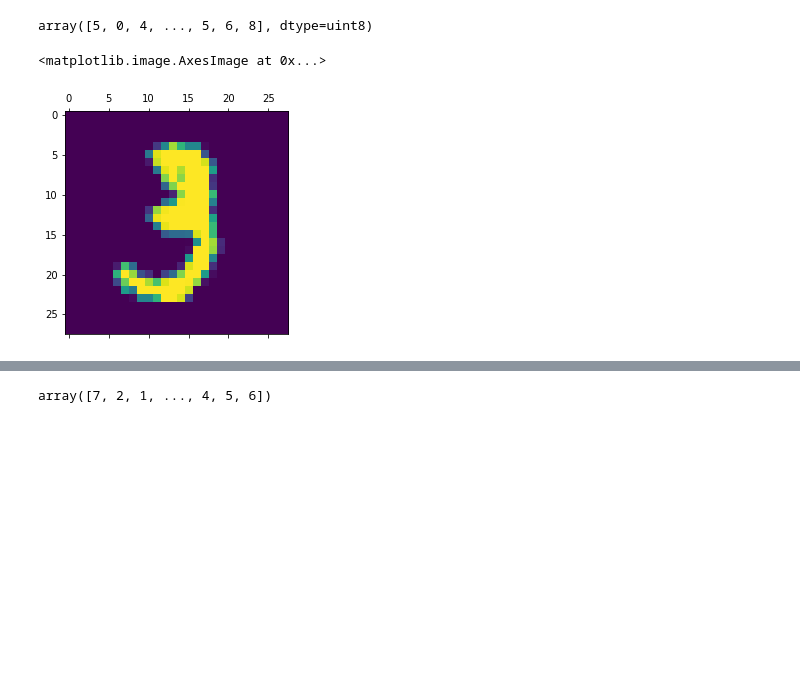
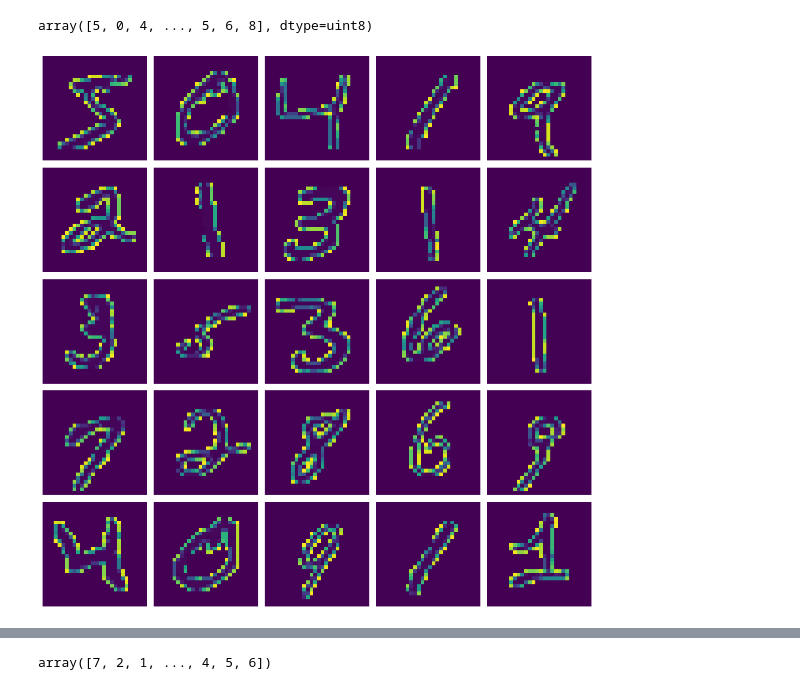
Before and after one commit to furqankhalil/SZIC-AI, a Jupyter notebook: Jupyter Notebook/CNN_on_MNIST_Dataset.ipynb, the cells around one changed output, grey strips where cells are left out. Cells and saved outputs as stored; diff of their text form; code cells hidden in the pictures; blank space fills up the shorter version.

```diff
--- a/Jupyter Notebook/CNN_on_MNIST_Dataset.ipynb
+++ b/Jupyter Notebook/CNN_on_MNIST_Dataset.ipynb
@@ -32,9 +32,17 @@ number of labels in our test data 10000
 y_train
 # %% [output]
 array([5, 0, 4, ..., 5, 6, 8], dtype=uint8)
-# %%
-plt.matshow(x_train[10])
-# %% [output]
-<matplotlib.image.AxesImage at 0x...>
-[figure, removed]
+# %%
+# Image visualization
+n = 5
+fig, axs = plt.subplots(nrows=n, ncols=n, sharex=True, sharey=True, figsize=(12, 12))
+for i in range(n**2):
+    ax = axs[i // n, i % n]
+    (-x_train[i]+1)/2
+    ax.imshow((-x_train[i, :, :]+1))
+    ax.axis('off')
+plt.tight_layout()
+plt.show()
+# %% [output]
+[figure, added]
 # %%
```
Also changed, not shown: parts of 7 cells of this notebook.
